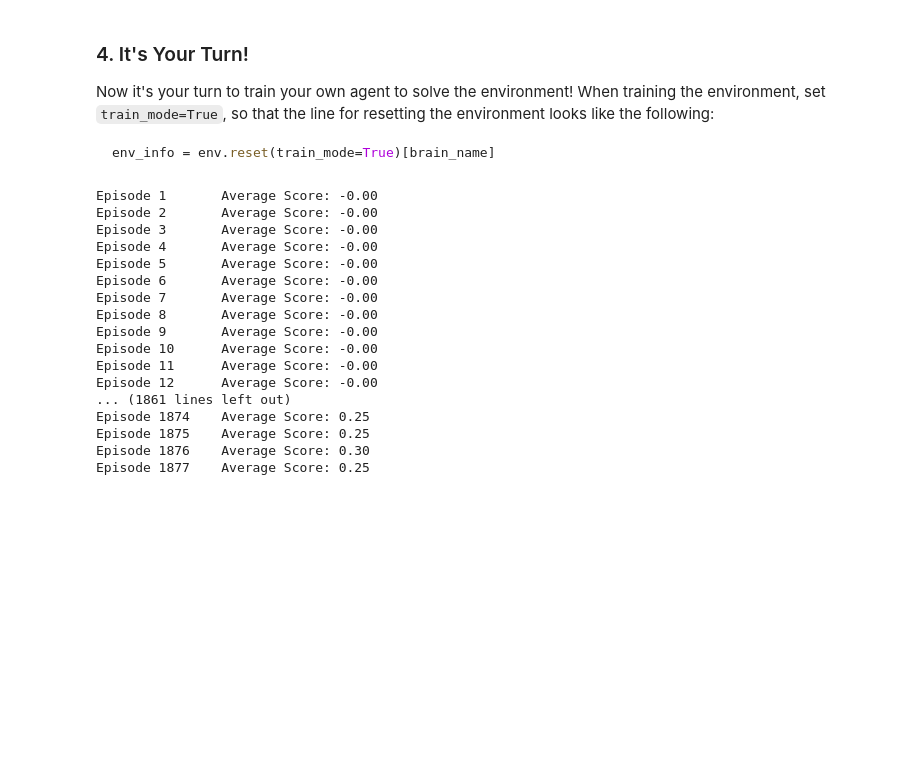
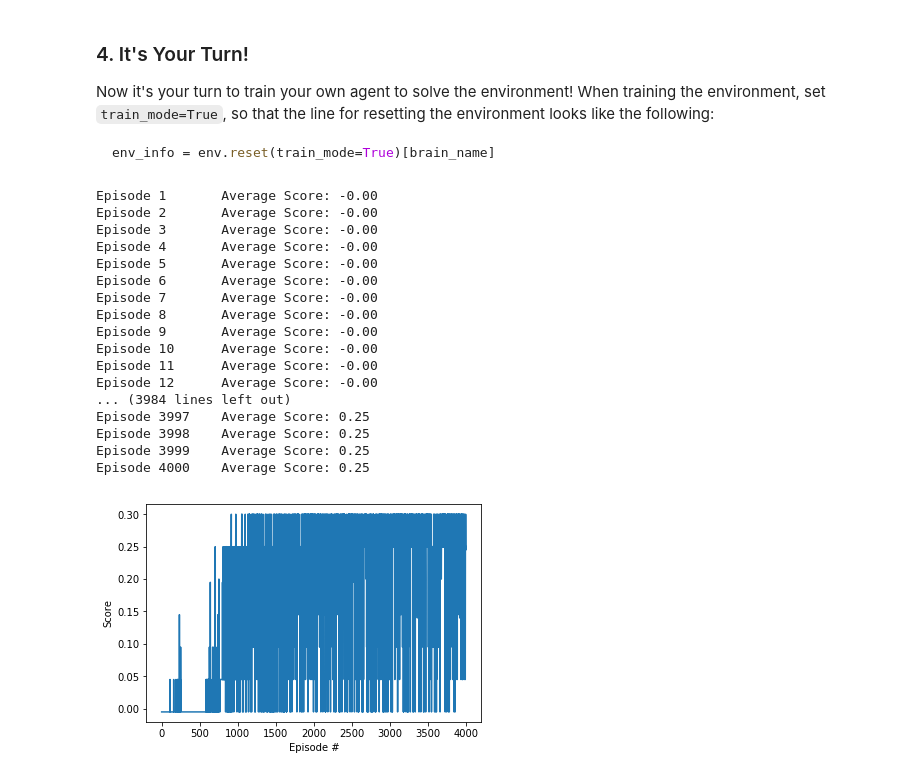
Before and after one commit to bkocis/DRLND_Pr_3_Collaboration_and_Competition, a Jupyter notebook: Tennis.ipynb, the cells around one changed output. Saved outputs shown, nothing was run; the diff lists cells and outputs as text; code cells hidden in the pictures; blank space fills up the shorter version.

Commit message:
accumultation of scores

```diff
--- a/Tennis.ipynb
+++ b/Tennis.ipynb
@@ -134,7 +134,7 @@ import torch
 #from ddpg_agent import Agent
 from ddpg_agent_tennis import Agent
 # %%
-def ddpg(n_episodes=2000, max_t=100, print_every=1):
+def ddpg(n_episodes=4000, max_t=100, print_every=1):
     #scores_deque = deque(maxlen=print_every)
     #scores = []
     mean_scores = []
@@ -183,35 +183,36 @@ def ddpg(n_episodes=2000, max_t=100, print_every=1):
 
     return mean_scores #, moving_avgs
 
 
 #agent = Agent(state_size=3, action_size=1, random_seed=2)
 agent = Agent(state_size=state_size, action_size=action_size, random_seed=1)
 
 
 
 scores = ddpg()
 
 fig = plt.figure()
 ax = fig.add_subplot(111)
 plt.plot(np.arange(1, len(scores)+1), scores)
 plt.ylabel('Score')
 plt.xlabel('Episode #')
 plt.show()
 # %% [output]
 Episode 1       Average Score: -0.00
 Episode 2       Average Score: -0.00
 Episode 3       Average Score: -0.00
 Episode 4       Average Score: -0.00
 Episode 5       Average Score: -0.00
 Episode 6       Average Score: -0.00
 Episode 7       Average Score: -0.00
 Episode 8       Average Score: -0.00
 Episode 9       Average Score: -0.00
 Episode 10      Average Score: -0.00
 Episode 11      Average Score: -0.00
 Episode 12      Average Score: -0.00
-... (1861 lines left out)
-Episode 1874    Average Score: 0.25
-Episode 1875    Average Score: 0.25
-Episode 1876    Average Score: 0.30
-Episode 1877    Average Score: 0.25
+... (3984 lines left out)
+Episode 3997    Average Score: 0.25
+Episode 3998    Average Score: 0.25
+Episode 3999    Average Score: 0.25
+Episode 4000    Average Score: 0.25
+[figure, added]
```
Also changed, not shown: parts of 1 cell of this notebook, 1 other file.
